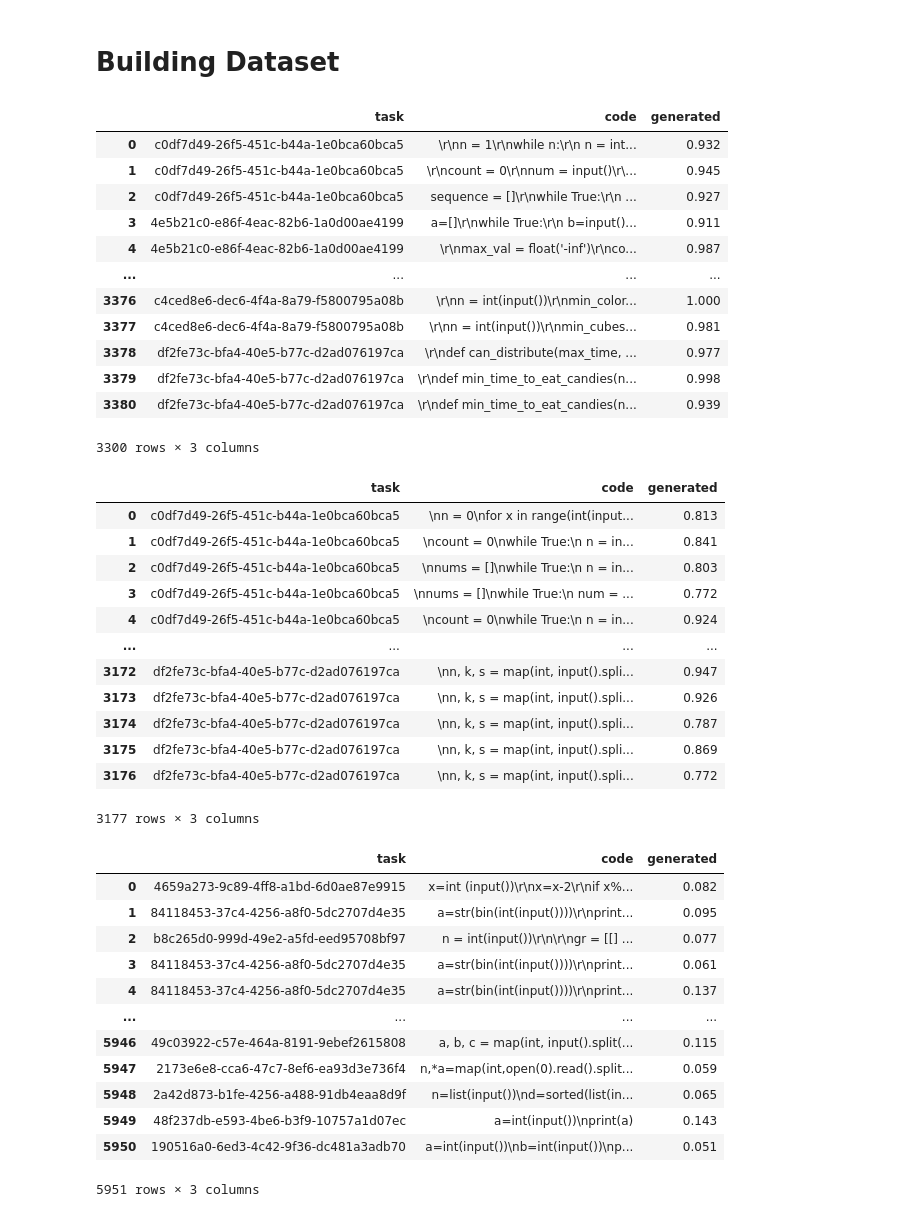
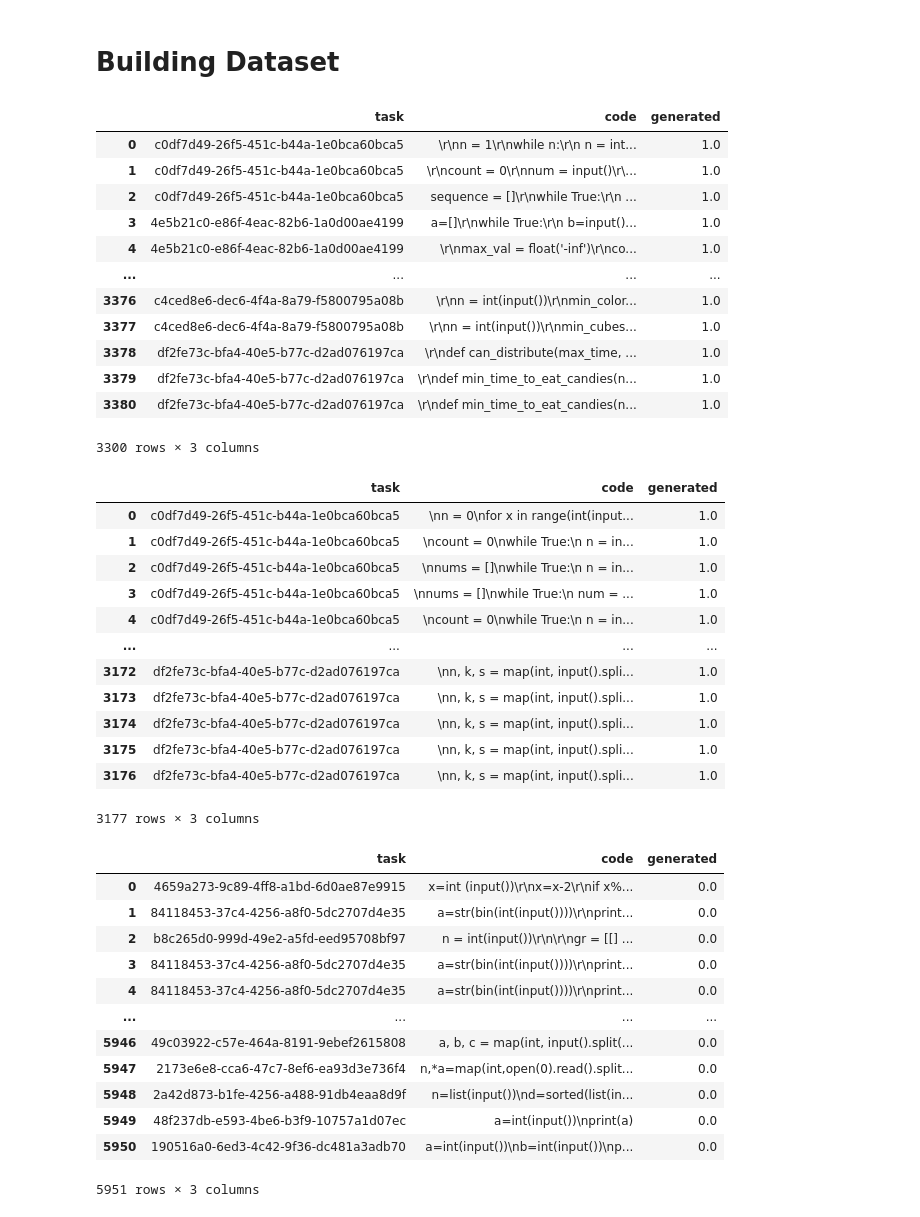
Before and after one commit to dsomni/ml-s25, a Jupyter notebook: src/notebooks/build_dataset.ipynb, the cells around one changed output. Drawn from its saved outputs; the diff is of its cells as text; code cells hidden in the pictures.

```diff
--- a/src/notebooks/build_dataset.ipynb
+++ b/src/notebooks/build_dataset.ipynb
@@ -16,22 +16,21 @@ generated = pd.read_csv("../../data/generated/gen_solutions.csv")
 generated2 = pd.read_csv("../../data/generated/gen_solutions2.csv")
 human_written = pd.read_csv("../../data/db_attempts.csv")
 # %%
-set_seed()
 generated_parsed = generated[["spec", "solution"]].dropna()
 generated_parsed.columns = ["task", "code"]
-generated_parsed["generated"] = generate_distortion(0.95, 0.05, len(generated_parsed))
+generated_parsed["generated"] = 1.0
 generated_parsed
 # %% [output]
 |  | task | code | generated |
-| 0 | c0df7d49-26f5-451c-b44a-1e0bca60bca5 | \r\nn = 1\r\nwhile n:\r\n n = int... | 0.932 |
-| 1 | c0df7d49-26f5-451c-b44a-1e0bca60bca5 | \r\ncount = 0\r\nnum = input()\r\... | 0.945 |
-| 2 | c0df7d49-26f5-451c-b44a-1e0bca60bca5 | sequence = []\r\nwhile True:\r\n ... | 0.927 |
-| 3 | 4e5b21c0-e86f-4eac-82b6-1a0d00ae4199 | a=[]\r\nwhile True:\r\n b=input()... | 0.911 |
-| 4 | 4e5b21c0-e86f-4eac-82b6-1a0d00ae4199 | \r\nmax_val = float('-inf')\r\nco... | 0.987 |
+| 0 | c0df7d49-26f5-451c-b44a-1e0bca60bca5 | \r\nn = 1\r\nwhile n:\r\n n = int... | 1.0 |
+| 1 | c0df7d49-26f5-451c-b44a-1e0bca60bca5 | \r\ncount = 0\r\nnum = input()\r\... | 1.0 |
+| 2 | c0df7d49-26f5-451c-b44a-1e0bca60bca5 | sequence = []\r\nwhile True:\r\n ... | 1.0 |
+| 3 | 4e5b21c0-e86f-4eac-82b6-1a0d00ae4199 | a=[]\r\nwhile True:\r\n b=input()... | 1.0 |
+| 4 | 4e5b21c0-e86f-4eac-82b6-1a0d00ae4199 | \r\nmax_val = float('-inf')\r\nco... | 1.0 |
 | ... | ... | ... | ... |
-| 3376 | c4ced8e6-dec6-4f4a-8a79-f5800795a08b | \r\nn = int(input())\r\nmin_color... | 1.000 |
-| 3377 | c4ced8e6-dec6-4f4a-8a79-f5800795a08b | \r\nn = int(input())\r\nmin_cubes... | 0.981 |
-| 3378 | df2fe73c-bfa4-40e5-b77c-d2ad076197ca | \r\ndef can_distribute(max_time, ... | 0.977 |
-| 3379 | df2fe73c-bfa4-40e5-b77c-d2ad076197ca | \r\ndef min_time_to_eat_candies(n... | 0.998 |
-| 3380 | df2fe73c-bfa4-40e5-b77c-d2ad076197ca | \r\ndef min_time_to_eat_candies(n... | 0.939 |
+| 3376 | c4ced8e6-dec6-4f4a-8a79-f5800795a08b | \r\nn = int(input())\r\nmin_color... | 1.0 |
+| 3377 | c4ced8e6-dec6-4f4a-8a79-f5800795a08b | \r\nn = int(input())\r\nmin_cubes... | 1.0 |
+| 3378 | df2fe73c-bfa4-40e5-b77c-d2ad076197ca | \r\ndef can_distribute(max_time, ... | 1.0 |
+| 3379 | df2fe73c-bfa4-40e5-b77c-d2ad076197ca | \r\ndef min_time_to_eat_candies(n... | 1.0 |
+| 3380 | df2fe73c-bfa4-40e5-b77c-d2ad076197ca | \r\ndef min_time_to_eat_candies(n... | 1.0 |
 3300 rows × 3 columns
@@ -38,19 +43,18 @@ generated_parsed
 # %%
-set_seed()
 generated2_parsed = generated2[["task", "code"]].dropna()
-generated2_parsed["generated"] = generate_distortion(0.85, 0.1, len(generated2_parsed))
+generated2_parsed["generated"] = 1.0
 generated2_parsed
 # %% [output]
 |  | task | code | generated |
-| 0 | c0df7d49-26f5-451c-b44a-1e0bca60bca5 | \nn = 0\nfor x in range(int(input... | 0.813 |
-| 1 | c0df7d49-26f5-451c-b44a-1e0bca60bca5 | \ncount = 0\nwhile True:\n n = in... | 0.841 |
-| 2 | c0df7d49-26f5-451c-b44a-1e0bca60bca5 | \nnums = []\nwhile True:\n n = in... | 0.803 |
-| 3 | c0df7d49-26f5-451c-b44a-1e0bca60bca5 | \nnums = []\nwhile True:\n num = ... | 0.772 |
-| 4 | c0df7d49-26f5-451c-b44a-1e0bca60bca5 | \ncount = 0\nwhile True:\n n = in... | 0.924 |
+| 0 | c0df7d49-26f5-451c-b44a-1e0bca60bca5 | \nn = 0\nfor x in range(int(input... | 1.0 |
+| 1 | c0df7d49-26f5-451c-b44a-1e0bca60bca5 | \ncount = 0\nwhile True:\n n = in... | 1.0 |
+| 2 | c0df7d49-26f5-451c-b44a-1e0bca60bca5 | \nnums = []\nwhile True:\n n = in... | 1.0 |
+| 3 | c0df7d49-26f5-451c-b44a-1e0bca60bca5 | \nnums = []\nwhile True:\n num = ... | 1.0 |
+| 4 | c0df7d49-26f5-451c-b44a-1e0bca60bca5 | \ncount = 0\nwhile True:\n n = in... | 1.0 |
 | ... | ... | ... | ... |
-| 3172 | df2fe73c-bfa4-40e5-b77c-d2ad076197ca | \nn, k, s = map(int, input().spli... | 0.947 |
-| 3173 | df2fe73c-bfa4-40e5-b77c-d2ad076197ca | \nn, k, s = map(int, input().spli... | 0.926 |
-| 3174 | df2fe73c-bfa4-40e5-b77c-d2ad076197ca | \nn, k, s = map(int, input().spli... | 0.787 |
-| 3175 | df2fe73c-bfa4-40e5-b77c-d2ad076197ca | \nn, k, s = map(int, input().spli... | 0.869 |
-| 3176 | df2fe73c-bfa4-40e5-b77c-d2ad076197ca | \nn, k, s = map(int, input().spli... | 0.772 |
+| 3172 | df2fe73c-bfa4-40e5-b77c-d2ad076197ca | \nn, k, s = map(int, input().spli... | 1.0 |
+| 3173 | df2fe73c-bfa4-40e5-b77c-d2ad076197ca | \nn, k, s = map(int, input().spli... | 1.0 |
+| 3174 | df2fe73c-bfa4-40e5-b77c-d2ad076197ca | \nn, k, s = map(int, input().spli... | 1.0 |
+| 3175 | df2fe73c-bfa4-40e5-b77c-d2ad076197ca | \nn, k, s = map(int, input().spli... | 1.0 |
+| 3176 | df2fe73c-bfa4-40e5-b77c-d2ad076197ca | \nn, k, s = map(int, input().spli... | 1.0 |
 3177 rows × 3 columns
@@ -57,23 +67,22 @@ generated2_parsed
 # %%
-set_seed()
 human_parsed = human_written[["task", "programText"]].dropna()
 human_parsed.columns = ["task", "code"]
 human_parsed["code"] = human_parsed["code"].apply(
     lambda x: x.encode("utf-8").decode("unicode_escape") if isinstance(x, str) else x
 )
-human_parsed["generated"] = generate_distortion(0.1, 0.05, len(human_parsed))
+human_parsed["generated"] = 0.0
 human_parsed
 # %% [output]
 |  | task | code | generated |
-| 0 | 4659a273-9c89-4ff8-a1bd-6d0ae87e9915 | x=int (input())\r\nx=x-2\r\nif x%... | 0.082 |
-| 1 | 84118453-37c4-4256-a8f0-5dc2707d4e35 | a=str(bin(int(input())))\r\nprint... | 0.095 |
-| 2 | b8c265d0-999d-49e2-a5fd-eed95708bf97 | n = int(input())\r\n\r\ngr = [[] ... | 0.077 |
-| 3 | 84118453-37c4-4256-a8f0-5dc2707d4e35 | a=str(bin(int(input())))\r\nprint... | 0.061 |
-| 4 | 84118453-37c4-4256-a8f0-5dc2707d4e35 | a=str(bin(int(input())))\r\nprint... | 0.137 |
+| 0 | 4659a273-9c89-4ff8-a1bd-6d0ae87e9915 | x=int (input())\r\nx=x-2\r\nif x%... | 0.0 |
+| 1 | 84118453-37c4-4256-a8f0-5dc2707d4e35 | a=str(bin(int(input())))\r\nprint... | 0.0 |
+| 2 | b8c265d0-999d-49e2-a5fd-eed95708bf97 | n = int(input())\r\n\r\ngr = [[] ... | 0.0 |
+| 3 | 84118453-37c4-4256-a8f0-5dc2707d4e35 | a=str(bin(int(input())))\r\nprint... | 0.0 |
+| 4 | 84118453-37c4-4256-a8f0-5dc2707d4e35 | a=str(bin(int(input())))\r\nprint... | 0.0 |
 | ... | ... | ... | ... |
-| 5946 | 49c03922-c57e-464a-8191-9ebef2615808 | a, b, c = map(int, input().split(... | 0.115 |
-| 5947 | 2173e6e8-cca6-47c7-8ef6-ea93d3e736f4 | n,*a=map(int,open(0).read().split... | 0.059 |
-| 5948 | 2a42d873-b1fe-4256-a488-91db4eaa8d9f | n=list(input())\nd=sorted(list(in... | 0.065 |
-| 5949 | 48f237db-e593-4be6-b3f9-10757a1d07ec | a=int(input())\nprint(a) | 0.143 |
-| 5950 | 190516a0-6ed3-4c42-9f36-dc481a3adb70 | a=int(input())\nb=int(input())\np... | 0.051 |
+| 5946 | 49c03922-c57e-464a-8191-9ebef2615808 | a, b, c = map(int, input().split(... | 0.0 |
+| 5947 | 2173e6e8-cca6-47c7-8ef6-ea93d3e736f4 | n,*a=map(int,open(0).read().split... | 0.0 |
+| 5948 | 2a42d873-b1fe-4256-a488-91db4eaa8d9f | n=list(input())\nd=sorted(list(in... | 0.0 |
+| 5949 | 48f237db-e593-4be6-b3f9-10757a1d07ec | a=int(input())\nprint(a) | 0.0 |
+| 5950 | 190516a0-6ed3-4c42-9f36-dc481a3adb70 | a=int(input())\nb=int(input())\np... | 0.0 |
 5951 rows × 3 columns
```
Also changed, not shown: parts of 5 cells of this notebook, 11 other files.
